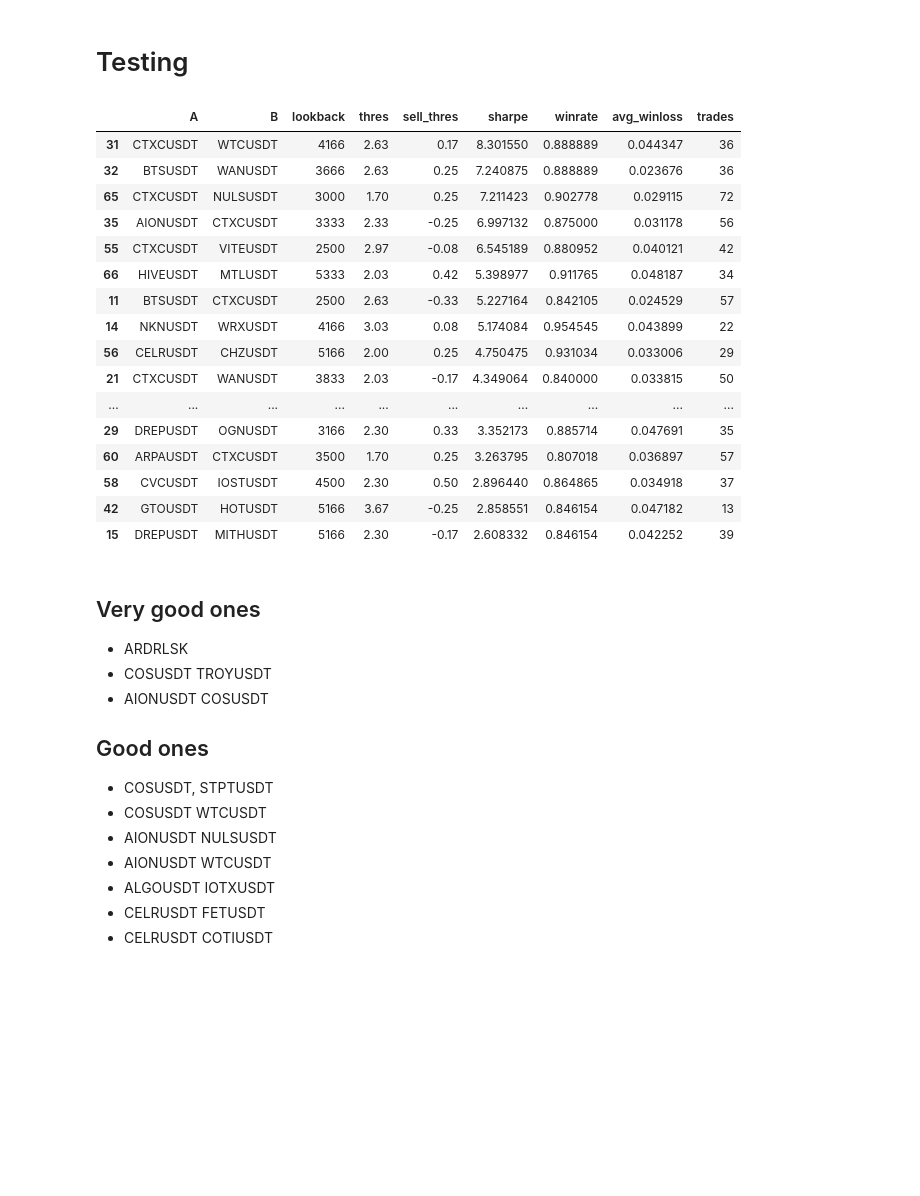
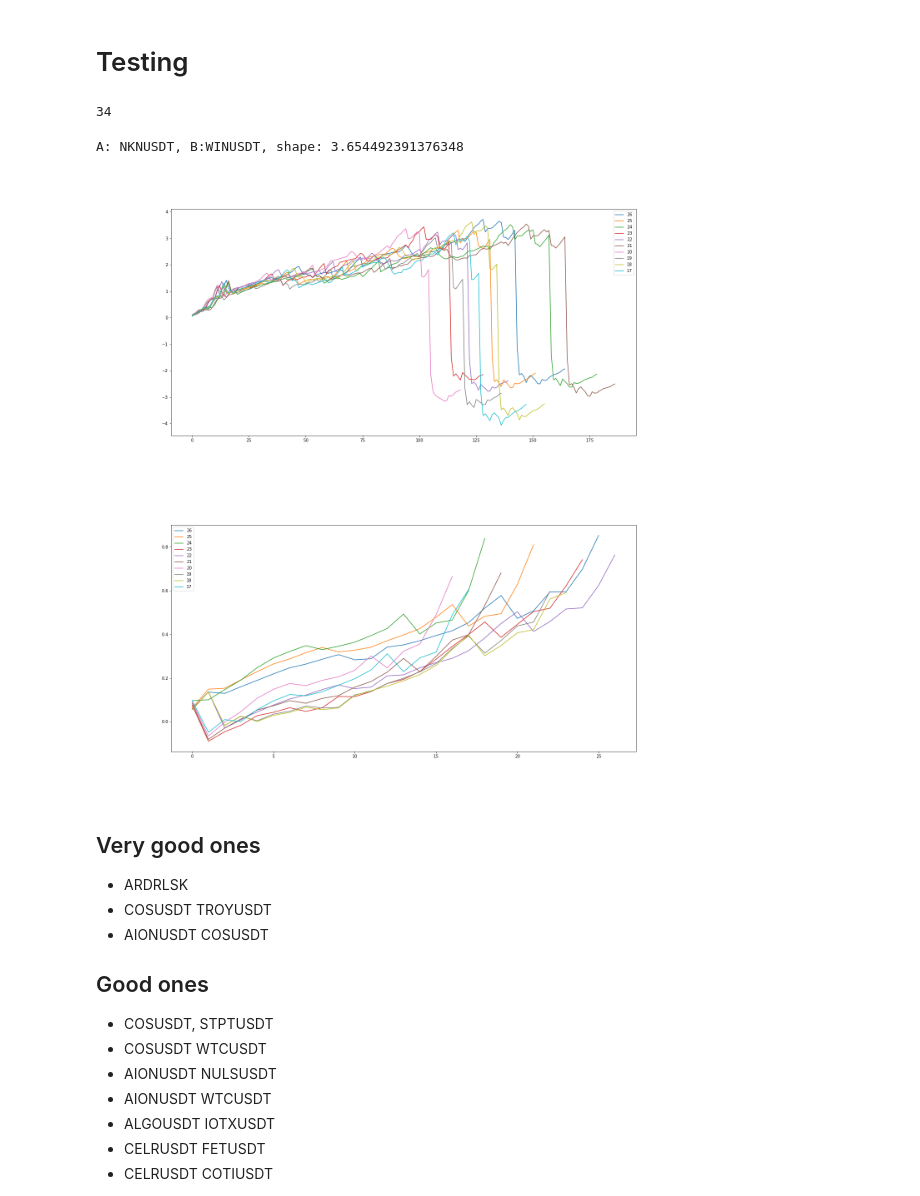
Before and after one commit to sunnymnie/crypto-printer, a Jupyter notebook: discovery/Untitled.ipynb, the cells around one changed output. Drawn from its saved outputs; the diff is of its cells as text; code cells hidden in the pictures; blank space fills up the shorter version.

```diff
--- a/discovery/Untitled.ipynb
+++ b/discovery/Untitled.ipynb
@@ -3,29 +3,38 @@
 # %%
 import pandas as pd
 import numpy as np
+# %%
+from IPython.display import Image, display
+def backtest(a, b):
+    return Image(filename=f'../data/generated/backtest-graphs/{a.upper()}-{b.upper()}.png')
+def forwardtest(a, b):
+    return Image(filename=f'../data/generated/forwardtest-graphs/{a.upper()}-{b.upper()}.png')
+def show(a, b):
+    listOfImageNames = [f'../data/generated/backtest-graphs/{a.upper()}-{b.upper()}.png',
+                        f'../data/generated/forwardtest-graphs/{a.upper()}-{b.upper()}.png']
+    for imageName in listOfImageNames:
+        display(Image(filename=imageName, width = 600, height = 200))
 # %%
 df = pd.read_csv("../data/strat-discovery/results.csv")
+len(df)
 # df = pd.read_csv("../data/ALGOUSDT-past.csv")
+# %% [output]
+34
 # %%
-df.sort_values("sharpe", ascending=False)[:20]
+df = df.sort_values("sharpe", ascending=False)
-# %% [output]
-|  | A | B | lookback | thres | sell_thres | sharpe | winrate | avg_winloss | trades |
-| 31 | CTXCUSDT | WTCUSDT | 4166 | 2.63 | 0.17 | 8.301550 | 0.888889 | 0.044347 | 36 |
-| 32 | BTSUSDT | WANUSDT | 3666 | 2.63 | 0.25 | 7.240875 | 0.888889 | 0.023676 | 36 |
-| 65 | CTXCUSDT | NULSUSDT | 3000 | 1.70 | 0.25 | 7.211423 | 0.902778 | 0.029115 | 72 |
-| 35 | AIONUSDT | CTXCUSDT | 3333 | 2.33 | -0.25 | 6.997132 | 0.875000 | 0.031178 | 56 |
-| 55 | CTXCUSDT | VITEUSDT | 2500 | 2.97 | -0.08 | 6.545189 | 0.880952 | 0.040121 | 42 |
-| 66 | HIVEUSDT | MTLUSDT | 5333 | 2.03 | 0.42 | 5.398977 | 0.911765 | 0.048187 | 34 |
-| 11 | BTSUSDT | CTXCUSDT | 2500 | 2.63 | -0.33 | 5.227164 | 0.842105 | 0.024529 | 57 |
-| 14 | NKNUSDT | WRXUSDT | 4166 | 3.03 | 0.08 | 5.174084 | 0.954545 | 0.043899 | 22 |
-| 56 | CELRUSDT | CHZUSDT | 5166 | 2.00 | 0.25 | 4.750475 | 0.931034 | 0.033006 | 29 |
-| 21 | CTXCUSDT | WANUSDT | 3833 | 2.03 | -0.17 | 4.349064 | 0.840000 | 0.033815 | 50 |
-| ... | ... | ... | ... | ... | ... | ... | ... | ... | ... |
-| 29 | DREPUSDT | OGNUSDT | 3166 | 2.30 | 0.33 | 3.352173 | 0.885714 | 0.047691 | 35 |
-| 60 | ARPAUSDT | CTXCUSDT | 3500 | 1.70 | 0.25 | 3.263795 | 0.807018 | 0.036897 | 57 |
-| 58 | CVCUSDT | IOSTUSDT | 4500 | 2.30 | 0.50 | 2.896440 | 0.864865 | 0.034918 | 37 |
-| 42 | GTOUSDT | HOTUSDT | 5166 | 3.67 | -0.25 | 2.858551 | 0.846154 | 0.047182 | 13 |
-| 15 | DREPUSDT | MITHUSDT | 5166 | 2.30 | -0.17 | 2.608332 | 0.846154 | 0.042252 | 39 |
+# %%
+start = 0
+# %%
+index = start
+start += 1
+a = df.iloc[index].A
+b = df.iloc[index].B
+print(f"A: {a}, B:{b}, shape: {df.iloc[index].sharpe}")
+show(a, b)
+# %% [output]
+A: NKNUSDT, B:WINUSDT, shape: 3.654492391376348
+[figure, added]
+[figure, added]
 # %% [markdown]
 ## Very good ones
 - ARDRLSK
```
Also changed, not shown: parts of 4 cells of this notebook, 6 other files.
